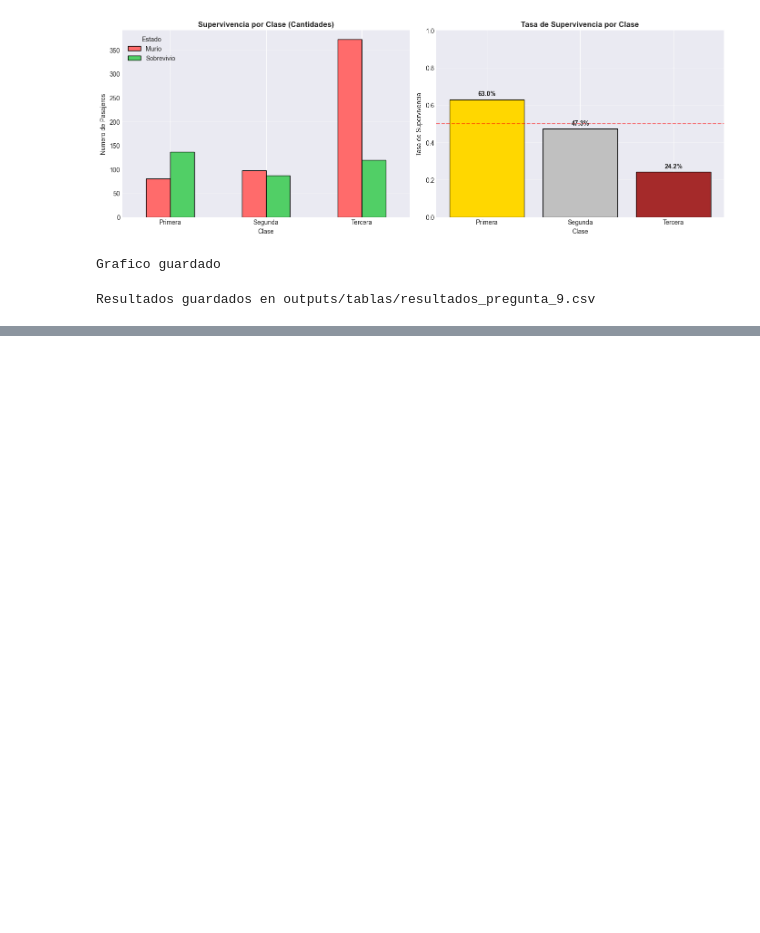
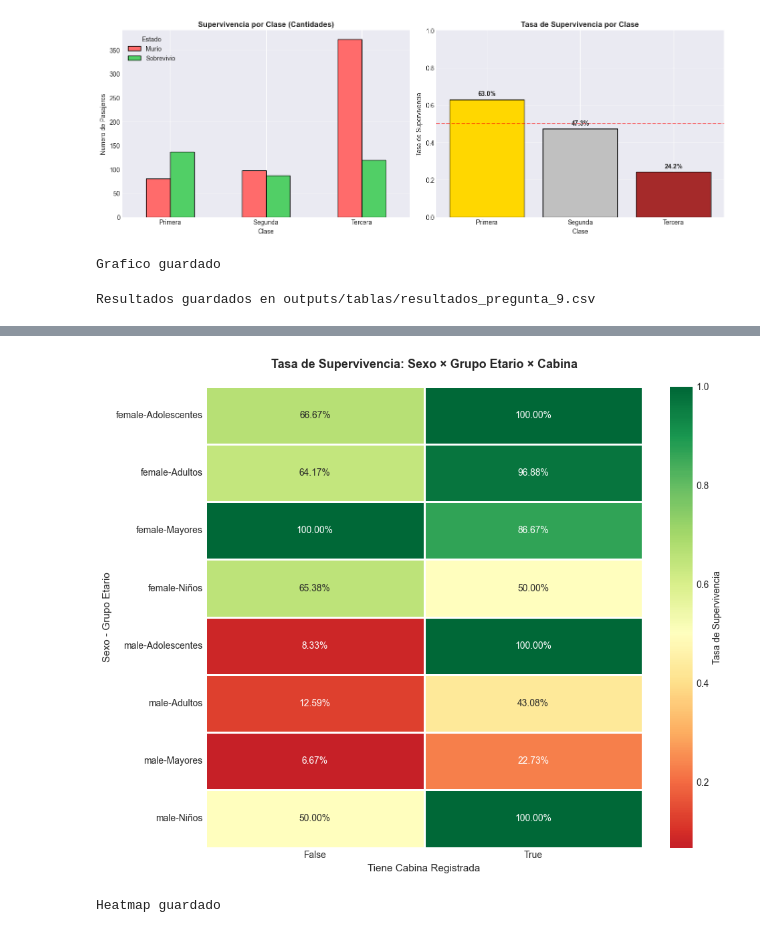
Before and after one commit to Danfezinho/taller-pandas-titanic-individual, a Jupyter notebook: notebooks:/analisis_titanic.ipynb, the cells around one changed output, grey strips where cells are left out. Saved outputs shown, nothing was run; the diff lists cells and outputs as text; code cells hidden in the pictures; blank space fills up the shorter version.

```diff
--- a/notebooks:/analisis_titanic.ipynb
+++ b/notebooks:/analisis_titanic.ipynb
@@ -1174,0 +1452,28 @@ Resultados guardados en outputs/tablas/resultados_pregunta_9.csv
+# %%
+# Crear heatmap de tasas de supervivencia
+import numpy as np
+
+# Preparar datos para heatmap
+pivot_data = train_conocido.pivot_table(
+    values='Survived',
+    index=['Sex', 'grupo_etario'],
+    columns='tiene_cabina',
+    aggfunc='mean'
+)
+
+plt.figure(figsize=(10, 8))
+sns.heatmap(pivot_data, annot=True, fmt='.2%', cmap='RdYlGn', center=0.5,
+            cbar_kws={'label': 'Tasa de Supervivencia'},
+            linewidths=1, linecolor='white')
+plt.title('Tasa de Supervivencia: Sexo × Grupo Etario × Cabina',
+          fontsize=13, fontweight='bold', pad=20)
+plt.xlabel('Tiene Cabina Registrada', fontsize=11)
+plt.ylabel('Sexo - Grupo Etario', fontsize=11)
+plt.tight_layout()
+plt.savefig('../outputs:/graficos:/heatmap_supervivencia_multidimensional.png', dpi=300, bbox_inches='tight')
+plt.show()
+
+print("Heatmap guardado")
+# %% [output]
+[figure, added]
+Heatmap guardado
```
Also changed, not shown: parts of 11 cells of this notebook, 3 other files.
